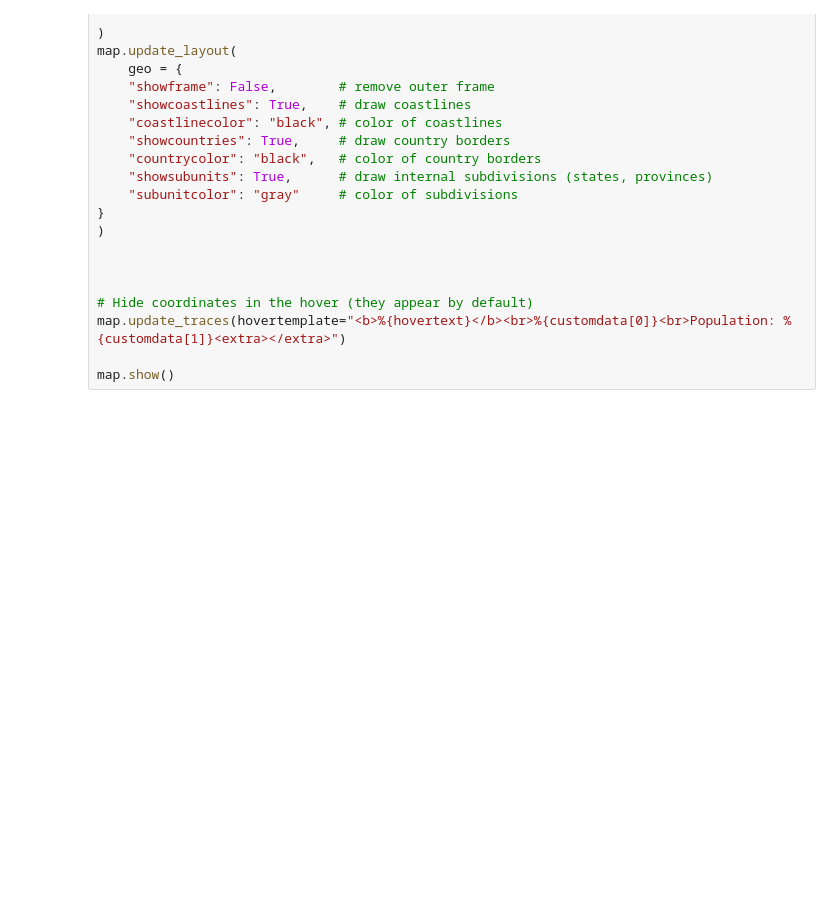
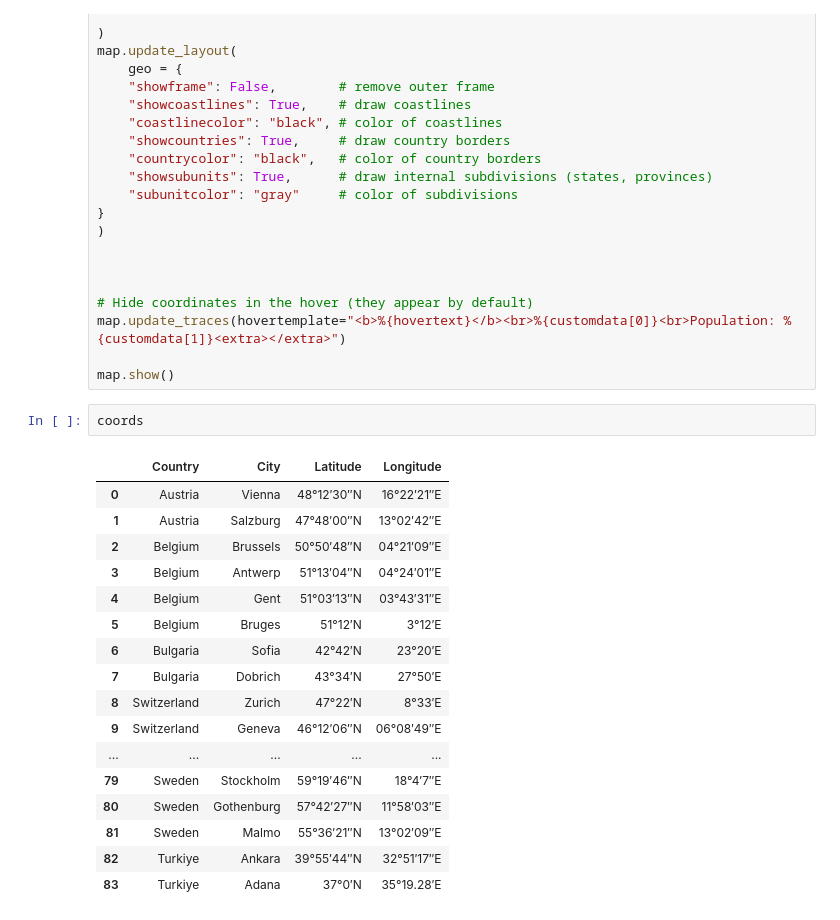
Before and after one commit to yair19-meet/PDS-project, a Jupyter notebook: src/map.ipynb, the cells around one changed output. Cells and saved outputs as stored; diff of their text form; blank space fills up the shorter version.

```diff
--- a/src/map.ipynb
+++ b/src/map.ipynb
@@ -221,3 +279,23 @@ map.update_layout(
 map.update_traces(hovertemplate="<b>%{hovertext}</b><br>%{customdata[0]}<br>Population: %{customdata[1]}<extra></extra>")
 
 map.show()
+# %%
+coords
+# %% [output]
+|  | Country | City | Latitude | Longitude |
+| 0 | Austria | Vienna | 48°12′30″N | 16°22′21″E |
+| 1 | Austria | Salzburg | 47°48′00″N | 13°02′42″E |
+| 2 | Belgium | Brussels | 50°50′48″N | 04°21′09″E |
+| 3 | Belgium | Antwerp | 51°13′04″N | 04°24′01″E |
+| 4 | Belgium | Gent | 51°03′13″N | 03°43′31″E |
+| 5 | Belgium | Bruges | 51°12′N | 3°12′E |
+| 6 | Bulgaria | Sofia | 42°42′N | 23°20′E |
+| 7 | Bulgaria | Dobrich | 43°34′N | 27°50′E |
+| 8 | Switzerland | Zurich | 47°22′N | 8°33′E |
+| 9 | Switzerland | Geneva | 46°12′06″N | 06°08′49″E |
+| ... | ... | ... | ... | ... |
+| 79 | Sweden | Stockholm | 59°19′46″N | 18°4′7″E |
+| 80 | Sweden | Gothenburg | 57°42′27″N | 11°58′03″E |
+| 81 | Sweden | Malmo | 55°36′21″N | 13°02′09″E |
+| 82 | Turkiye | Ankara | 39°55′44″N | 32°51′17″E |
+| 83 | Turkiye | Adana | 37°0′N | 35°19.28′E |
```
Also changed, not shown: parts of 6 cells of this notebook, 1 other file.
